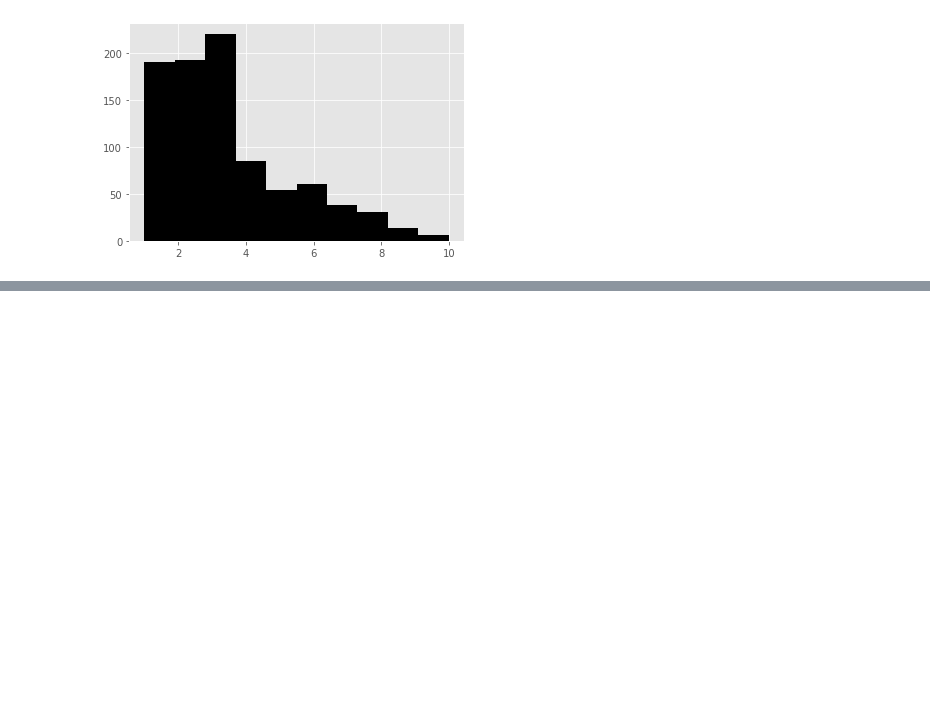
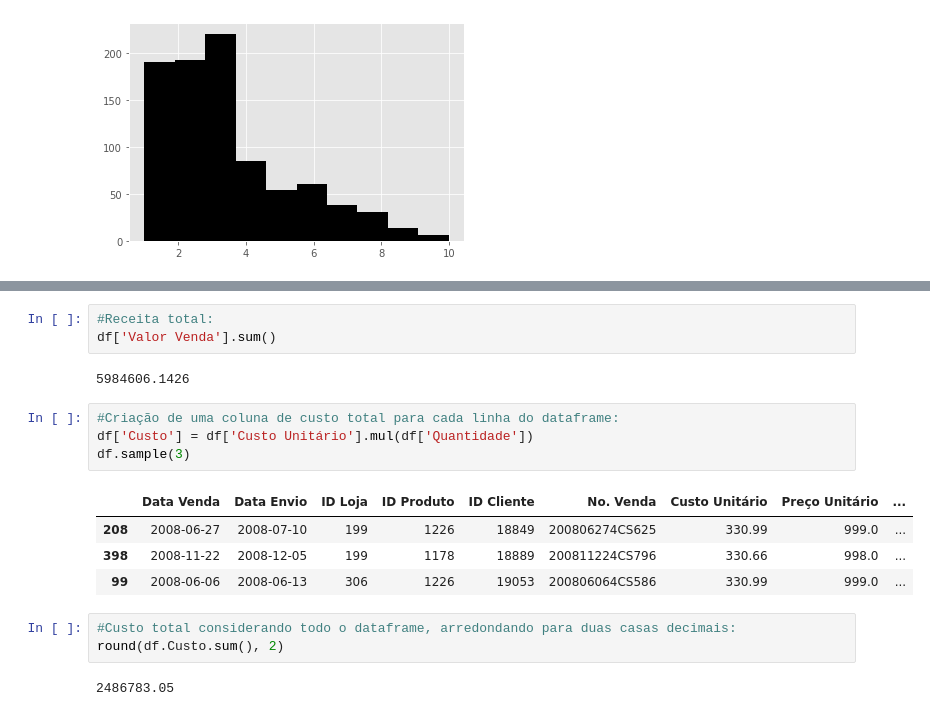
Before and after one commit to shl0mo/AnaliseDados_DIO-Pandas, a Jupyter notebook: AnaliseDados_DIO_Pandas.ipynb, the cells around one changed output, grey strips where cells are left out. Drawn from its saved outputs; the diff is of its cells as text; blank space fills up the shorter version.

```diff
--- a/AnaliseDados_DIO_Pandas.ipynb
+++ b/AnaliseDados_DIO_Pandas.ipynb
@@ -578,0 +613,19 @@ plt.savefig('Gráfico de dispersão Dias x Receitas 2019.png')
+# %%
+#Receita total:
+df['Valor Venda'].sum()
+# %% [output]
+5984606.1426
+# %%
+#Criação de uma coluna de custo total para cada linha do dataframe:
+df['Custo'] = df['Custo Unitário'].mul(df['Quantidade'])
+df.sample(3)
+# %% [output]
+|  | Data Venda | Data Envio | ID Loja | ID Produto | ID Cliente | No. Venda | Custo Unitário | Preço Unitário | ... |
+| 208 | 2008-06-27 | 2008-07-10 | 199 | 1226 | 18849 | 200806274CS625 | 330.99 | 999.0 | ... |
+| 398 | 2008-11-22 | 2008-12-05 | 199 | 1178 | 18889 | 200811224CS796 | 330.66 | 998.0 | ... |
+| 99 | 2008-06-06 | 2008-06-13 | 306 | 1226 | 19053 | 200806064CS586 | 330.99 | 999.0 | ... |
+# %%
+#Custo total considerando todo o dataframe, arredondando para duas casas decimais:
+round(df.Custo.sum(), 2)
+# %% [output]
+2486783.05
```
Also changed, not shown: parts of 21 cells of this notebook.
